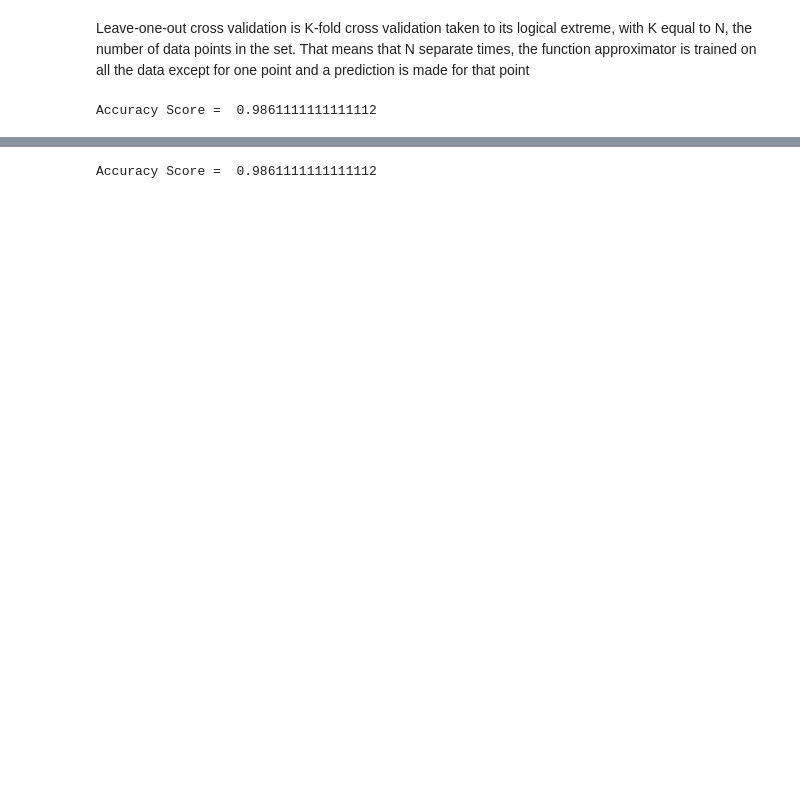
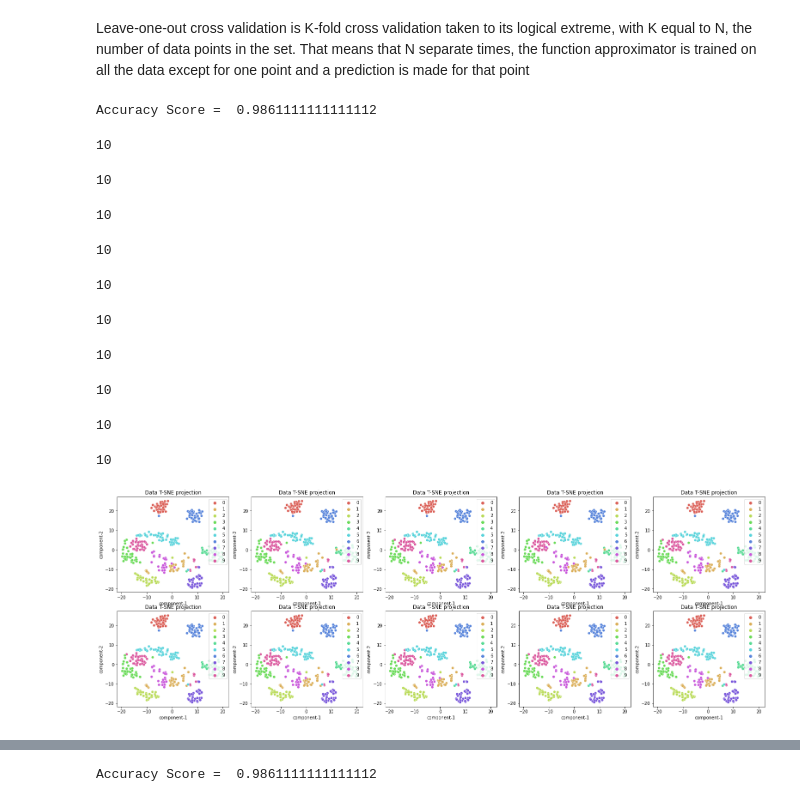
Before and after one commit to AparnaAgrawal02/Smai-Project-Locally-Adaptive-Nearest-Neighbor-Algorithms, a Jupyter notebook: blueOctopus.ipynb, the cells around one changed output, grey strips where cells are left out. Cells and saved outputs as stored; diff of their text form; code cells hidden in the pictures; blank space fills up the shorter version.

Commit message:
visualization

```diff
--- a/blueOctopus.ipynb
+++ b/blueOctopus.ipynb
@@ -14,6 +19,24 @@ def normalKNN(trainX, testX, trainY, testY):
   model.fit(trainX, trainY)
   predicted = model.predict(testX)
   print("Accuracy Score = ", metrics.accuracy_score(testY, predicted))
+# %%
+def plot_data(trainX, trainy):
+    x = trainX.reshape(trainX.shape[0], -1)
+    tsne = TSNE(n_components=2, random_state=1, learning_rate="auto",init="pca")
+    z = tsne.fit_transform(x)
+
+    df = pd.DataFrame()
+    df["y"] = trainy
+    df["component-1"] = z[:, 0]
+    df["component-2"] = z[:, 1]
+    print(len(np.unique(trainy)))
+    sns.scatterplot(
+        x="component-1",
+        y="component-2",
+        hue=df.y.tolist(),
+        palette=sns.color_palette("hls", len(np.unique(trainy))),
+        data=df,
+    ).set(title="Data T-SNE projection")
 # %% [markdown]
 Leave-one-out cross validation is K-fold cross validation taken to its logical extreme, with K equal to N, the number of data points in the set. That means that N separate times, the function approximator is trained on all the data except for one point and a prediction is made for that point
 # %%
@@ -89,2 +112,23 @@ normalKNN(normalized_x_train, normalized_x_test, trainY, testY)
 # %% [output]
 Accuracy Score =  0.9861111111111112
+# %%
+figure = plt.figure(figsize=(27, 9))
+
+for i in range(1,11):
+    knn=KNeighborsClassifier(n_neighbors=i)
+    knn.fit(normalized_x_train,trainY)
+    ax = figure.add_subplot(2,5, i)
+    pred_i = knn.predict(normalized_x_test)
+    plot_data(normalized_x_test, pred_i)
+# %% [output]
+10
+10
+10
+10
+10
+10
+10
+10
+10
+10
+[figure, added]
```
Also changed, not shown: parts of 6 cells of this notebook.
